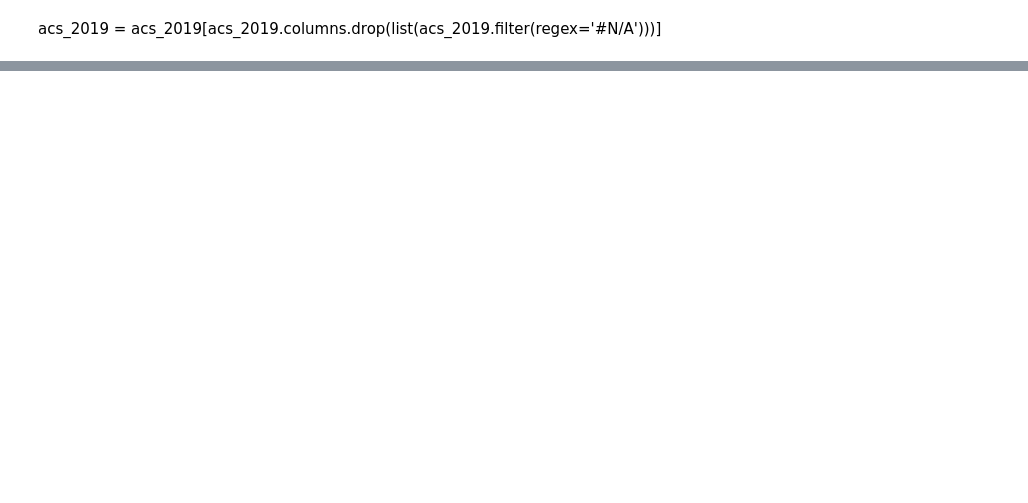
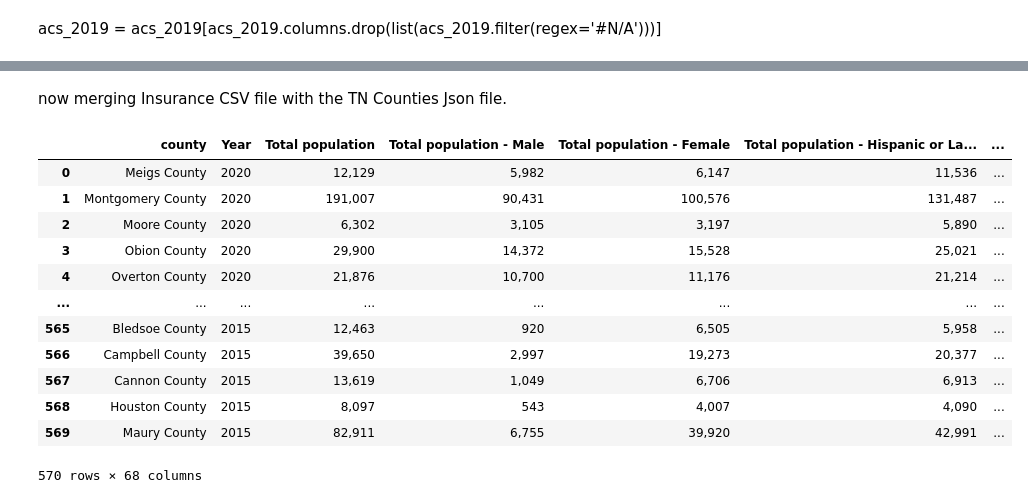
Before and after one commit to tigerbelle07/Capstone, a Jupyter notebook: notebooks/Capstone- Breast Cancer - Census Data_v2.ipynb, the cells around one changed output, grey strips where cells are left out. Saved outputs shown, nothing was run; the diff lists cells and outputs as text; code cells hidden in the pictures; blank space fills up the shorter version.

```diff
--- a/notebooks/Capstone- Breast Cancer - Census Data_v2.ipynb
+++ b/notebooks/Capstone- Breast Cancer - Census Data_v2.ipynb
@@ -30,0 +53,2 @@ NameError: name 'gpd' is not defined
+# %%
+counties = gpd.read_file('../data/TN_counties.geojson')
@@ -30,0 +65,2 @@ NameError: name 'gpd' is not defined
+# %%
+counties = counties[['GEOID','NAMELSAD','geometry']]
@@ -30,0 +83,2 @@ NameError: name 'gpd' is not defined
+# %%
+counties = counties.rename(columns={'NAMELSAD': 'county'})
@@ -30,0 +101,20 @@ NameError: name 'gpd' is not defined
+# %% [markdown]
+now merging Insurance CSV file with the TN Counties Json file.
+# %%
+insurance_counties = pd.merge(insurance_cov, counties, how='left',  on = ['county', 'GEOID'])
+# %%
+insurance_counties
+# %% [output]
+|  | county | Year | Total population | Total population - Male | Total population - Female | Total population - Hispanic or La... | ... |
+| 0 | Meigs County | 2020 | 12,129 | 5,982 | 6,147 | 11,536 | ... |
+| 1 | Montgomery County | 2020 | 191,007 | 90,431 | 100,576 | 131,487 | ... |
+| 2 | Moore County | 2020 | 6,302 | 3,105 | 3,197 | 5,890 | ... |
+| 3 | Obion County | 2020 | 29,900 | 14,372 | 15,528 | 25,021 | ... |
+| 4 | Overton County | 2020 | 21,876 | 10,700 | 11,176 | 21,214 | ... |
+| ... | ... | ... | ... | ... | ... | ... | ... |
+| 565 | Bledsoe County | 2015 | 12,463 | 920 | 6,505 | 5,958 | ... |
+| 566 | Campbell County | 2015 | 39,650 | 2,997 | 19,273 | 20,377 | ... |
+| 567 | Cannon County | 2015 | 13,619 | 1,049 | 6,706 | 6,913 | ... |
+| 568 | Houston County | 2015 | 8,097 | 543 | 4,007 | 4,090 | ... |
+| 569 | Maury County | 2015 | 82,911 | 6,755 | 39,920 | 42,991 | ... |
+570 rows × 68 columns
```
Also changed, not shown: parts of 8 cells of this notebook.
